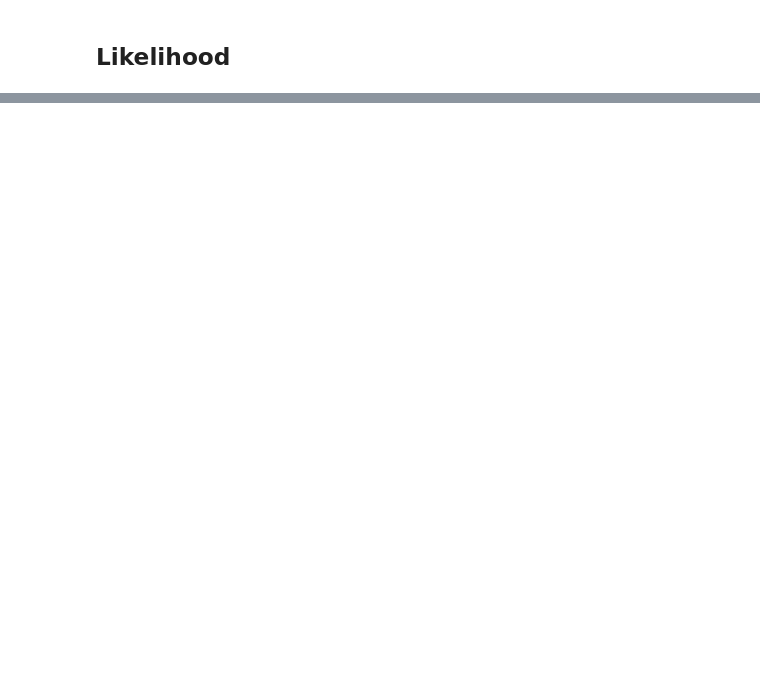
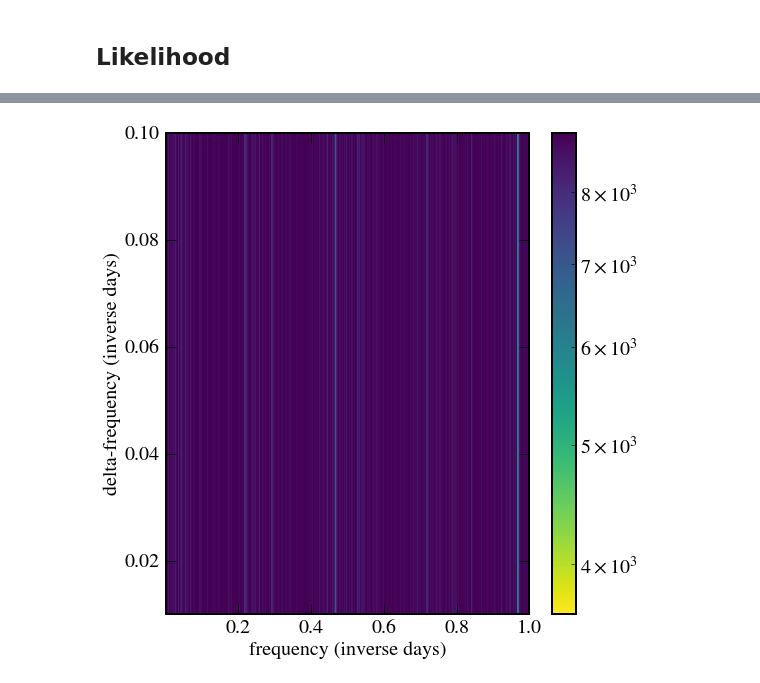
Before and after one commit to abonaca/tess_giants, a Jupyter notebook: notebooks/likelihood_spectrum.ipynb, the cells around one changed output, grey strips where cells are left out. Cells and saved outputs as stored; diff of their text form; code cells hidden in the pictures; blank space fills up the shorter version.

```diff
--- a/notebooks/likelihood_spectrum.ipynb
+++ b/notebooks/likelihood_spectrum.ipynb
@@ -114,6 +120,30 @@ plt.tight_layout()
+# %%
+dfreq = np.linspace(0.01,0.1,1000)
 # %%
 # do a two-d likelihood surface
-lls = np.zeros((len(dfreqs), len(freqs)))
-for i,f in enumerate(freqs):
-  for j,df in enumerate(dfreqs):
-    lls[j, i] = ln_profile_like_K_freqs(times, fluxes, ivars, f, df)
+lls = np.zeros((len(dfreq), len(freq)))
+for i,f in enumerate(freq):
+  for j,df in enumerate(dfreq):
+    lls[j, i] = ln_profile_like_K_freqs(tm, flux, ivar, f, df, K=K0)
+# %%
+foo = np.median(freq[1:] - freq[:-1])
+pfreq = freq - 0.5 * foo
+pfreq = np.append(pfreq, pfreq[-1] + foo)
+foo = np.median(dfreq[1:] - dfreq[:-1])
+pdfreq = dfreq - 0.5 * foo
+pdfreq = np.append(pdfreq, pdfreq[-1] + foo)
+
+# plt.pcolormesh(pfreq, pdfreq, np.abs(lls), norm=mpl.colors.LogNorm(), cmap='viridis_r')
+
+plt.imshow(np.abs(lls), extent=[freq[0], freq[-1], dfreq[0], dfreq[-1]], aspect='auto',
+           norm=mpl.colors.LogNorm(), cmap='viridis_r')
+
+# plt.xlim(freq[0], freq[-1])
+# plt.ylim(dfreq[0], dfreq[-1])
+plt.xlabel('frequency (inverse days)')
+plt.ylabel('delta-frequency (inverse days)')
+plt.colorbar()
+
+plt.tight_layout()
+# %% [output]
+[figure, added]
```
Also changed, not shown: parts of 4 cells of this notebook.
